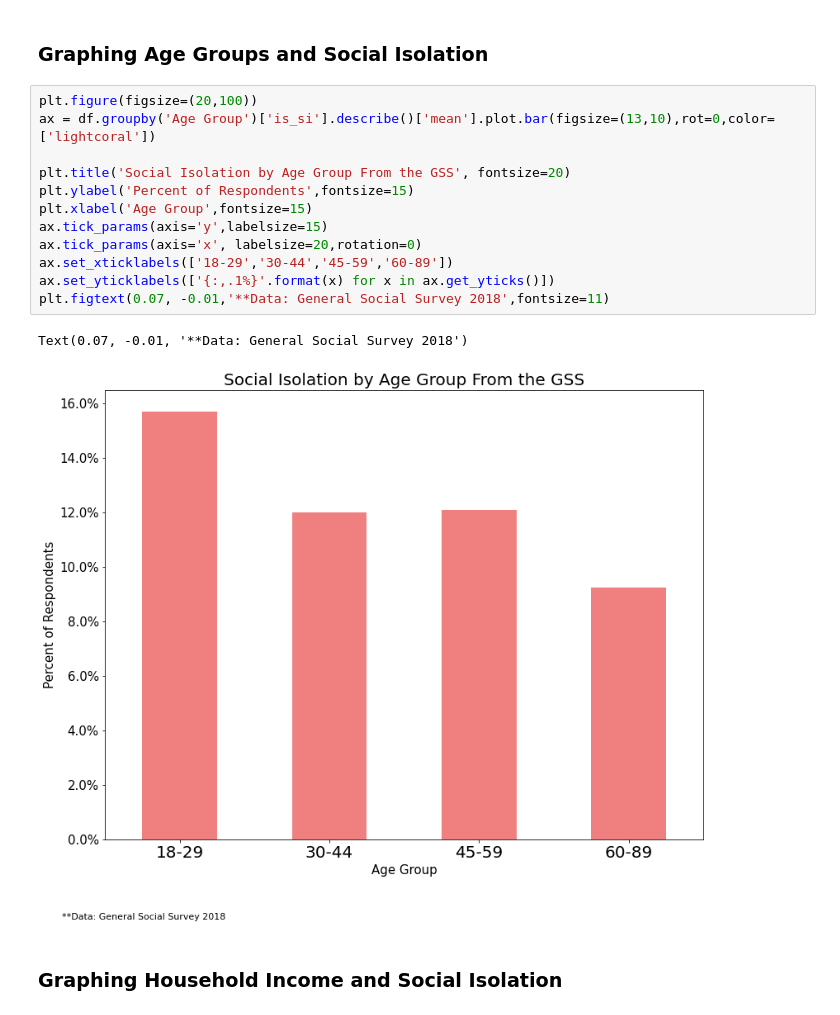
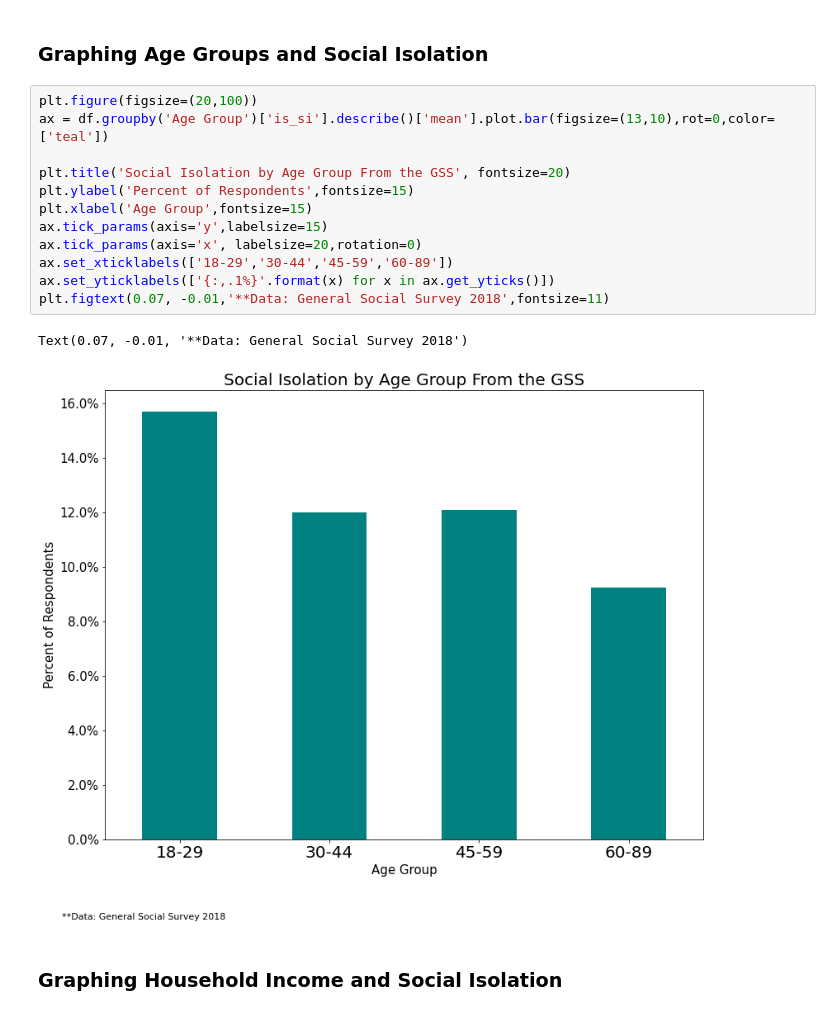
Before and after one commit to matthewasloan95/social-isolation-transportation, a Jupyter notebook: gss18_nb.ipynb, the cells around one changed output. Cells and saved outputs as stored; diff of their text form.

Commit message:
Revert "changed colors"
This reverts commit 37e7d90758b0770589317cbd22c2699fb2f2b96f.

```diff
--- a/gss18_nb.ipynb
+++ b/gss18_nb.ipynb
@@ -64,19 +64,19 @@ df['Age Group'] = pd.cut(df['AGE'],bins,labels=['18-29','30-44','45-59','60-85']
 ### Graphing Age Groups and Social Isolation
 # %%
 plt.figure(figsize=(20,100))
-ax = df.groupby('Age Group')['is_si'].describe()['mean'].plot.bar(figsize=(13,10),rot=0,color=['lightcoral'])
+ax = df.groupby('Age Group')['is_si'].describe()['mean'].plot.bar(figsize=(13,10),rot=0,color=['teal'])
 
 plt.title('Social Isolation by Age Group From the GSS', fontsize=20)
 plt.ylabel('Percent of Respondents',fontsize=15)
 plt.xlabel('Age Group',fontsize=15)
 ax.tick_params(axis='y',labelsize=15)
 ax.tick_params(axis='x', labelsize=20,rotation=0)
 ax.set_xticklabels(['18-29','30-44','45-59','60-89'])
 ax.set_yticklabels(['{:,.1%}'.format(x) for x in ax.get_yticks()])
 plt.figtext(0.07, -0.01,'**Data: General Social Survey 2018',fontsize=11)
 # %% [output]
 Text(0.07, -0.01, '**Data: General Social Survey 2018')
-[figure, old version]
+[figure, new version]
 # %% [markdown]
 ### Graphing Household Income and Social Isolation
 # %%
```
Also changed, not shown: parts of 2 cells of this notebook.
